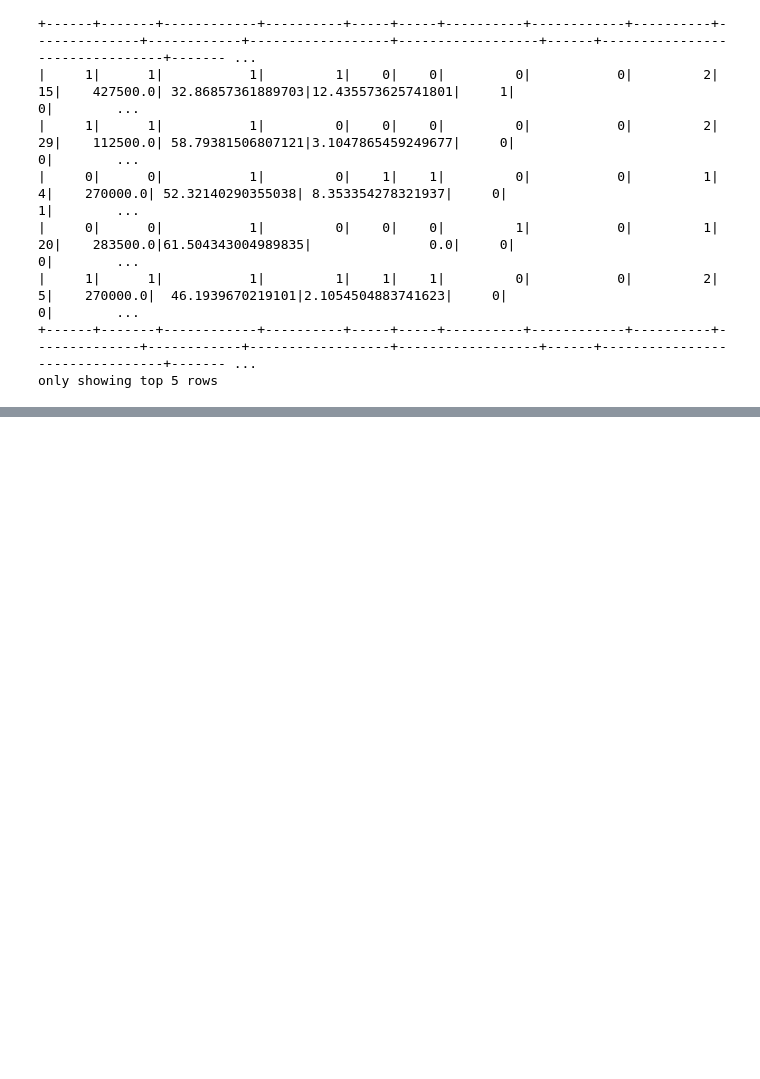
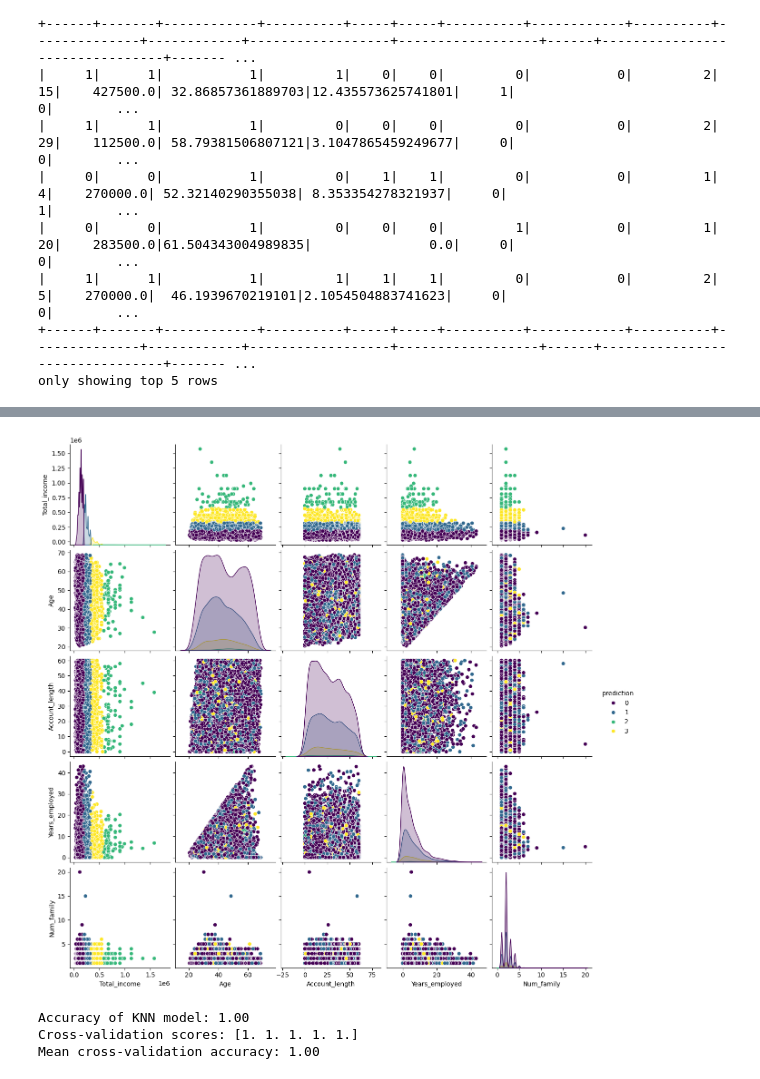
Before and after one commit to lwjiang1015/Project_4_Group_4, a Jupyter notebook: creditcard_collab.ipynb, the cells around one changed output, grey strips where cells are left out. Saved outputs shown, nothing was run; the diff lists cells and outputs as text; code cells hidden in the pictures; blank space fills up the shorter version.

Commit message:
updated visualisation code

```diff
--- a/creditcard_collab.ipynb
+++ b/creditcard_collab.ipynb
@@ -402,0 +370,15 @@ only showing top 5 rows
+# %%
+# Transform data into vector for the selected features
+vectorAssembler = VectorAssembler(inputCols=["Total_income", "Age", "Account_length", "Years_employed", "Num_family"], outputCol="features")
+assembled_df = vectorAssembler.transform(spark_df)
+
+# Perform K-Means clustering on the chosen features
+kmeans = KMeans().setK(4).setSeed(1).setFeaturesCol("features")
+kmeans_model = kmeans.fit(assembled_df)
+clusters_df = kmeans_model.transform(assembled_df)
+
+# Show the clustering result
+clusters_df.select("Total_income", "Age", "Account_length", "Years_employed", "Num_family", "prediction").show(5, truncate=False)
+
+# Extract cluster assignments
+clusters_pd = clusters_df.select("Total_income", "Age", "Account_length", "Years_employed", "Num_family", "prediction").toPandas()
@@ -402,0 +396,12 @@ only showing top 5 rows
+# %%
+# Specify the features for the pair plot
+pairplot_features = ["Total_income", "Age", "Account_length", "Years_employed", "Num_family"]
+
+# Add 'prediction' column to visualize clusters
+pairplot_features.append("prediction")
+
+# Create a pair plot using seaborn for visualisation
+sns.pairplot(clusters_pd[pairplot_features], hue="prediction", palette="viridis")
+plt.show()
+# %% [output]
+[figure, added]
@@ -402,0 +415,21 @@ only showing top 5 rows
+# %%
+# Initialize and train the KNN classifier
+knn = KNeighborsClassifier(n_neighbors=3)
+knn.fit(X_train, y_train)
+
+# Make predictions and calculate accuracy
+y_pred = knn.predict(X_test)
+accuracy = accuracy_score(y_test, y_pred)
+
+print(f'Accuracy of KNN model: {accuracy:.2f}')
+
+# Perform 5-fold cross-validation
+cv_scores = cross_val_score(knn, X, y, cv=5)
+
+# Print cross-validation scores and their mean
+print(f'Cross-validation scores: {cv_scores}')
+print(f'Mean cross-validation accuracy: {cv_scores.mean():.2f}')
+# %% [output]
+Accuracy of KNN model: 1.00
+Cross-validation scores: [1. 1. 1. 1. 1.]
+Mean cross-validation accuracy: 1.00
```
Also changed, not shown: parts of 10 cells of this notebook.
